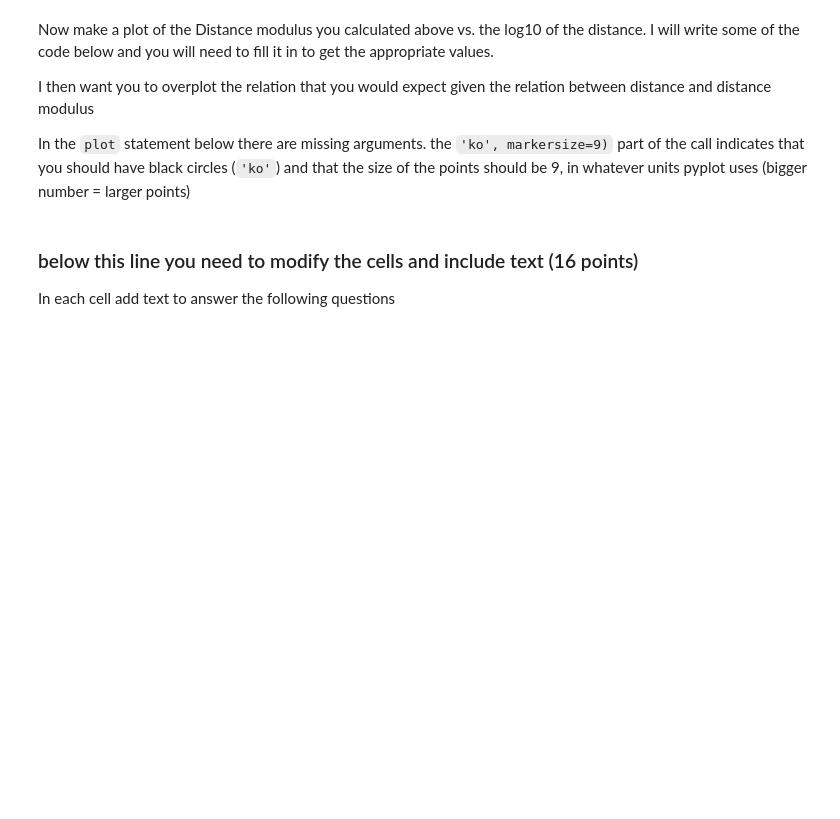
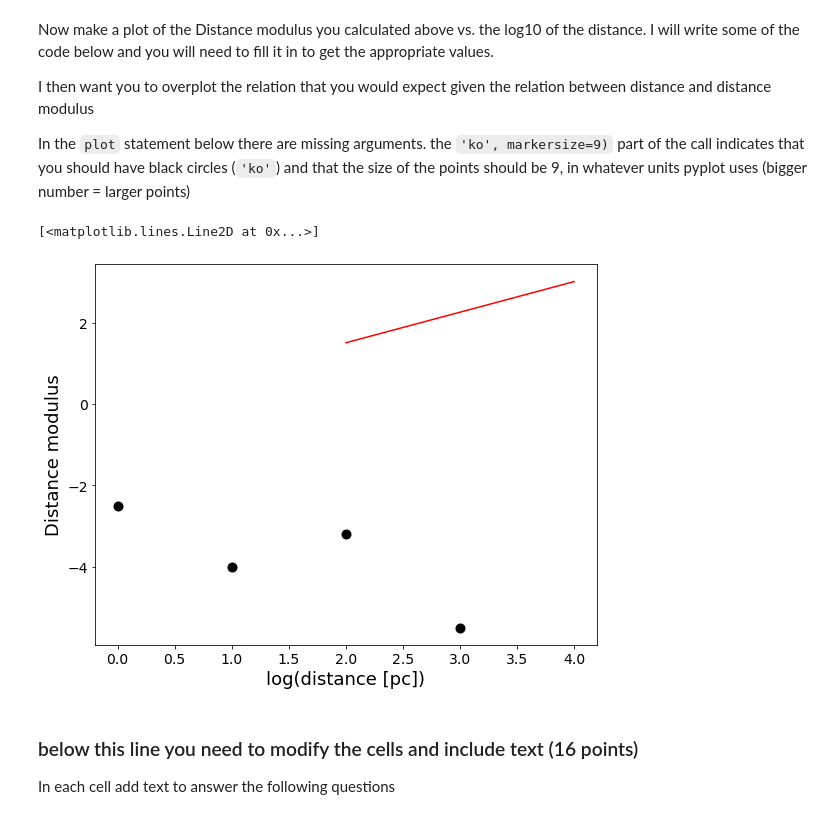
Before and after one commit to Anika019/CMD_distmod_student, a Jupyter notebook: CMD_distmod_student/cluster_plot_student.ipynb, the cells around one changed output. Cells and saved outputs as stored; diff of their text form; code cells hidden in the pictures; blank space fills up the shorter version.

```diff
--- a/CMD_distmod_student/cluster_plot_student.ipynb
+++ b/CMD_distmod_student/cluster_plot_student.ipynb
@@ -52,12 +52,14 @@ Use the derived shifts to compute a distance to the cluster by writing a small s
 #write a calculation here that you execute and which prints out the distance to your cluster in pc.
 #To compute the log_10 you need to write "np.log10(number)"
 #### Write code here.
+distance=10**((-2.5/5)+1)
+print(distance)
 # enter your calculated shift here
-shift_m34 = 2.5
-log_shift=np.log10(2.5)
+shift_m34 = -2.5
+
 
 # Assuming the distance to M45 is 130pc write an code expression that converts your shift into the ratio of the distances
 #the Pleiades to this cluster
-dist_ratio_m34 = 10**(-2.5/5)
+dist_ratio_m34 = distance/130
 print(dist_ratio_m34)
 # %% [output]
@@ -183,26 +188,29 @@ In the `plot` statement below there are missing arguments.  the `'ko', markersiz
 # %%
 #You will need to make an array that contains the log of the distances
 
 #### Write code here
-logdist =
+logdist = np.array(dist_mods)
 
 #now complete this plot statement to plot the log of the distance vs. the distance modulus.
-plt.plot( ,'ko', markersize=9)
+plt.plot(logdist,'ko', markersize=9)
 plt.xlabel('log(distance [pc])')
 plt.ylabel('Distance modulus')
 
 # here you will need to draw a line on your plot that shows the prediction
 #of the distance modulus given the distance.
 #these are the two x-points of your line, in log distance
 logdistpred = np.array([2,4])
 
 # write down the function that turns logdistpred into the distance modulus
 #
-dmpred =
+dmpred = [5* np.log10(i) for i in logdistpred]
 
 #plot this line on the previous plot
 #the 'r-' indicates a red line
 plt.plot(logdistpred, dmpred, 'r-')
+# %% [output]
+[<matplotlib.lines.Line2D at 0x...>]
+[figure, added]
 # %% [markdown]
 ### below this line you need to modify the cells and include text  (16 points)
 
```
Also changed, not shown: parts of 4 cells of this notebook.
